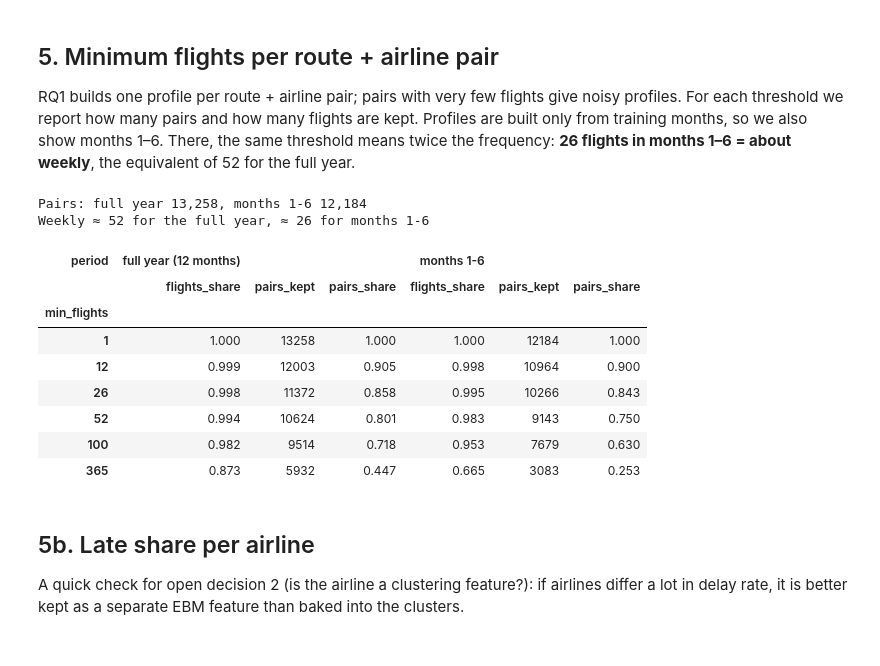
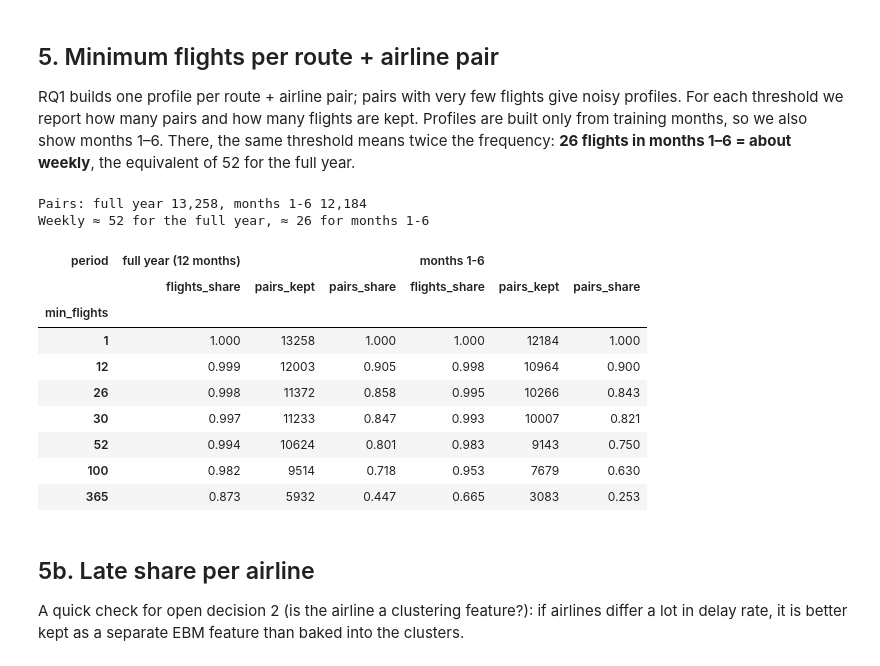
Before and after one commit to Smaash7/ComputationalToolsForDS, a Jupyter notebook: notebooks/01b_eda.ipynb, the cells around one changed output. Drawn from its saved outputs; the diff is of its cells as text; code cells hidden in the pictures.

```diff
--- a/notebooks/01b_eda.ipynb
+++ b/notebooks/01b_eda.ipynb
@@ -253,29 +295,30 @@ RQ1 builds one profile per route + airline pair; pairs with very few flights giv
 # %%
 keys = ["op_unique_carrier", "origin", "dest"]
 full = df.groupby(keys, observed=True).size()
 h1 = df[df.month <= 6].groupby(keys, observed=True).size()
 
 rows = []
-for t in [1, 12, 26, 52, 100, 365]:
+for t in [1, 12, 26, 30, 52, 100, 365]:
     for label, counts in [("full year (12 months)", full), ("months 1-6", h1)]:
         kept = counts >= t
         rows.append({"period": label, "min_flights": t, "pairs_kept": int(kept.sum()),
                      "pairs_share": kept.mean(), "flights_share": counts[kept].sum() / counts.sum()})
 pairs = pd.DataFrame(rows).pivot(index="min_flights", columns="period")
 pairs = pairs.reorder_levels([1, 0], axis=1).sort_index(axis=1, level=0)
 print(f"Pairs: full year {len(full):,}, months 1-6 {len(h1):,}")
 print("Weekly ≈ 52 for the full year, ≈ 26 for months 1-6")
 display(pairs)
 pairs.to_csv(TABLES_DIR / "01b_min_flights_per_pair.csv")
 # %% [output]
 Pairs: full year 13,258, months 1-6 12,184
 Weekly ≈ 52 for the full year, ≈ 26 for months 1-6
 | period | full year (12 months) |  |  | months 1-6 |  |  |
 |  | flights_share | pairs_kept | pairs_share | flights_share | pairs_kept | pairs_share |
 | min_flights |  |  |  |  |  |  |
 | 1 | 1.000 | 13258 | 1.000 | 1.000 | 12184 | 1.000 |
 | 12 | 0.999 | 12003 | 0.905 | 0.998 | 10964 | 0.900 |
 | 26 | 0.998 | 11372 | 0.858 | 0.995 | 10266 | 0.843 |
+| 30 | 0.997 | 11233 | 0.847 | 0.993 | 10007 | 0.821 |
 | 52 | 0.994 | 10624 | 0.801 | 0.983 | 9143 | 0.750 |
 | 100 | 0.982 | 9514 | 0.718 | 0.953 | 7679 | 0.630 |
 | 365 | 0.873 | 5932 | 0.447 | 0.665 | 3083 | 0.253 |
```
Also changed, not shown: parts of 1 cell of this notebook, 30 other files.
